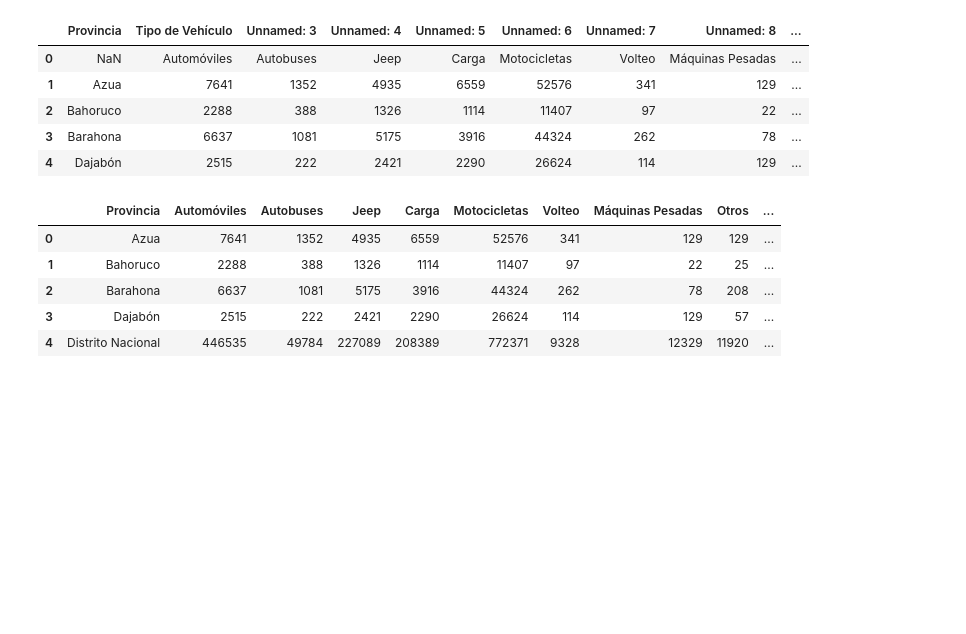
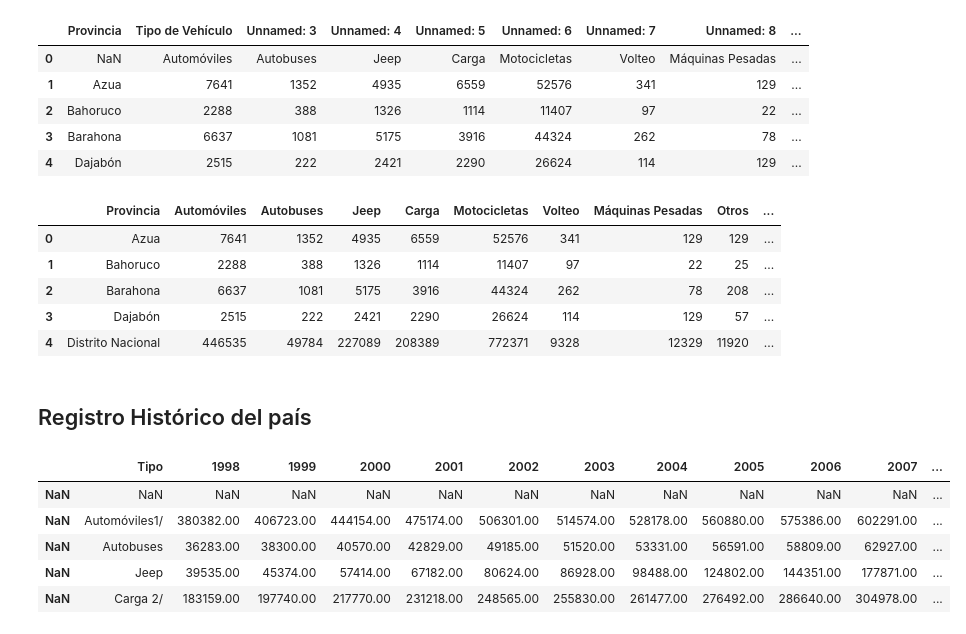
Before and after one commit to ngcarvajall/Accidentes_mortales_RD, a Jupyter notebook: Notebooks/Parque vehicular/2. Limpieza.ipynb, the cells around one changed output. Drawn from its saved outputs; the diff is of its cells as text; code cells hidden in the pictures; blank space fills up the shorter version.

```diff
--- a/Notebooks/Parque vehicular/2. Limpieza.ipynb
+++ b/Notebooks/Parque vehicular/2. Limpieza.ipynb
@@ -59,3 +59,16 @@ df_2023.head()
 | 4 | Distrito Nacional | 446535 | 49784 | 227089 | 208389 | 772371 | 9328 | 12329 | 11920 | ... |
 # %%
 df_2023.to_csv('../Datos/datos_parquev/df_2023.csv')
+# %% [markdown]
+## Registro Histórico del país
+# %%
+df_historico = pd.read_excel('C:\\Users\\DELL\\Downloads\\ParqueVehicular2023\\ParqueVehicular2023.xlsx', sheet_name='Serie Histórica', skiprows=5, index_col=0)
+# %%
+df_historico.head()
+# %% [output]
+|  | Tipo | 1998 | 1999 | 2000 | 2001 | 2002 | 2003 | 2004 | 2005 | 2006 | 2007 | ... |
+| NaN | NaN | NaN | NaN | NaN | NaN | NaN | NaN | NaN | NaN | NaN | NaN | ... |
+| NaN | Automóviles1/ | 380382.00 | 406723.00 | 444154.00 | 475174.00 | 506301.00 | 514574.00 | 528178.00 | 560880.00 | 575386.00 | 602291.00 | ... |
+| NaN | Autobuses | 36283.00 | 38300.00 | 40570.00 | 42829.00 | 49185.00 | 51520.00 | 53331.00 | 56591.00 | 58809.00 | 62927.00 | ... |
+| NaN | Jeep | 39535.00 | 45374.00 | 57414.00 | 67182.00 | 80624.00 | 86928.00 | 98488.00 | 124802.00 | 144351.00 | 177871.00 | ... |
+| NaN | Carga 2/ | 183159.00 | 197740.00 | 217770.00 | 231218.00 | 248565.00 | 255830.00 | 261477.00 | 276492.00 | 286640.00 | 304978.00 | ... |
```
Also changed, not shown: parts of 19 cells of this notebook, 10 other files.
